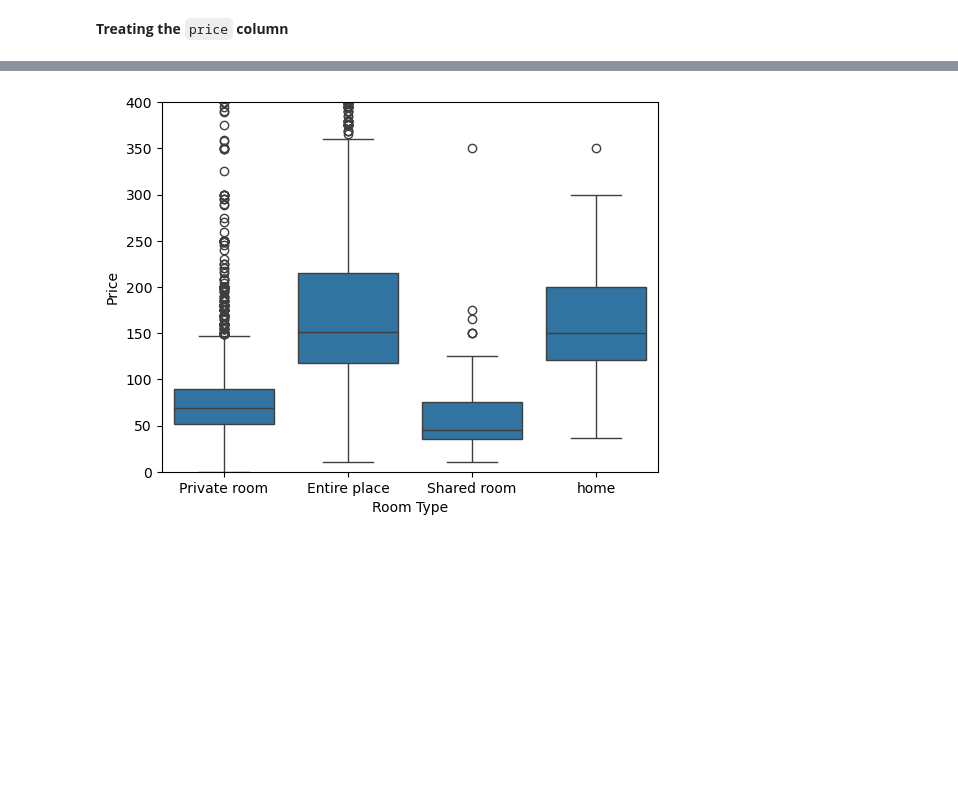
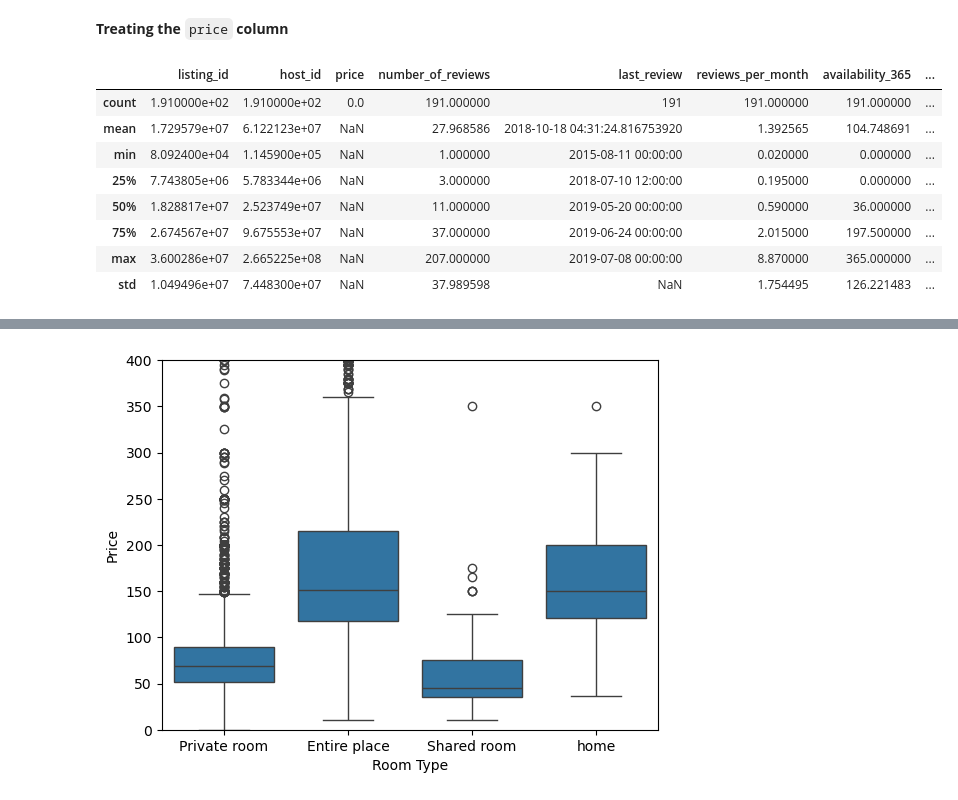
Before and after one commit to Ala-Eddine-Mezdoud/data_mining, a Jupyter notebook: Lab 2/Part2/Lab2-pre-processing - part2.ipynb, the cells around one changed output, grey strips where cells are left out. Saved outputs shown, nothing was run; the diff lists cells and outputs as text; code cells hidden in the pictures; blank space fills up the shorter version.

```diff
--- a/Lab 2/Part2/Lab2-pre-processing - part2.ipynb
+++ b/Lab 2/Part2/Lab2-pre-processing - part2.ipynb
@@ -641,6 +642,17 @@ We can impute them as following:
 **Treating the** `price` **column**
 # %%
 # Investigate DataFrame with missing values in price
+airbnb[airbnb['price'].isna()].describe()
+# %% [output]
+|  | listing_id | host_id | price | number_of_reviews | last_review | reviews_per_month | availability_365 | ... |
+| count | 1.910000e+02 | 1.910000e+02 | 0.0 | 191.000000 | 191 | 191.000000 | 191.000000 | ... |
+| mean | 1.729579e+07 | 6.122123e+07 | NaN | 27.968586 | 2018-10-18 04:31:24.816753920 | 1.392565 | 104.748691 | ... |
+| min | 8.092400e+04 | 1.145900e+05 | NaN | 1.000000 | 2015-08-11 00:00:00 | 0.020000 | 0.000000 | ... |
+| 25% | 7.743805e+06 | 5.783344e+06 | NaN | 3.000000 | 2018-07-10 12:00:00 | 0.195000 | 0.000000 | ... |
+| 50% | 1.828817e+07 | 2.523749e+07 | NaN | 11.000000 | 2019-05-20 00:00:00 | 0.590000 | 36.000000 | ... |
+| 75% | 2.674567e+07 | 9.675553e+07 | NaN | 37.000000 | 2019-06-24 00:00:00 | 2.015000 | 197.500000 | ... |
+| max | 3.600286e+07 | 2.665225e+08 | NaN | 207.000000 | 2019-07-08 00:00:00 | 8.870000 | 365.000000 | ... |
+| std | 1.049496e+07 | 7.448300e+07 | NaN | 37.989598 | NaN | 1.754495 | 126.221483 | ... |
 # %%
 # Investigate DataFrame with missing values in price
 # %% [markdown]
```
Also changed, not shown: parts of 18 cells of this notebook.
